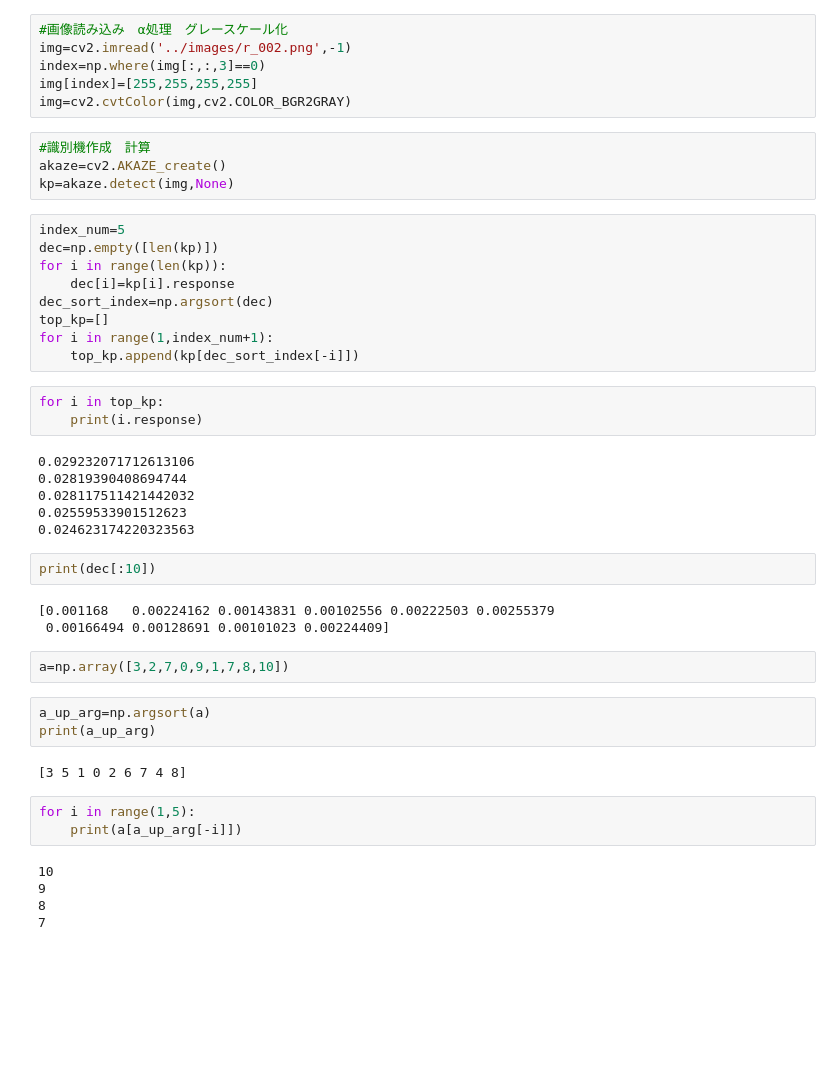
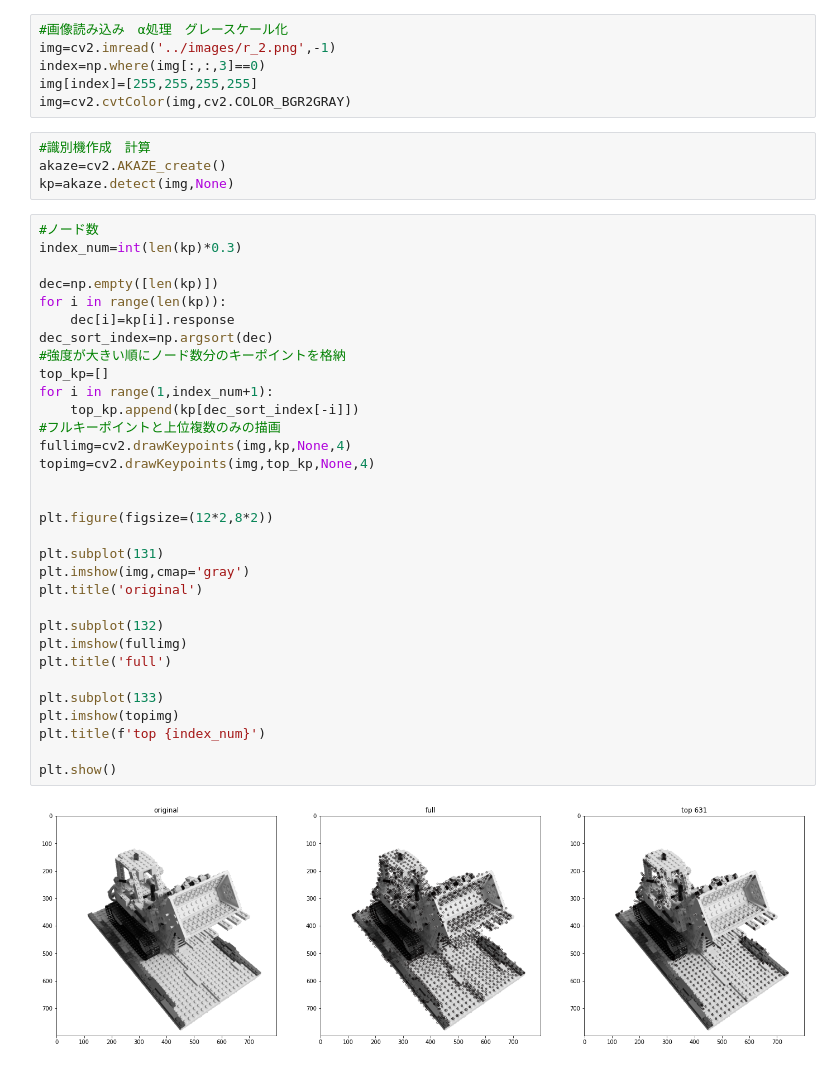
Before and after one commit to MKTKSMT-MI/GNN-DGLPro, a Jupyter notebook: garbage/vector.ipynb, the cells around one changed output. Cells and saved outputs as stored; diff of their text form; blank space fills up the shorter version.

```diff
--- a/garbage/vector.ipynb
+++ b/garbage/vector.ipynb
@@ -7,6 +9,6 @@ import random
 # %%
 #画像読み込み　α処理　グレースケール化
-img=cv2.imread('../images/r_002.png',-1)
+img=cv2.imread('../images/r_2.png',-1)
 index=np.where(img[:,:,3]==0)
 img[index]=[255,255,255,255]
 img=cv2.cvtColor(img,cv2.COLOR_BGR2GRAY)
@@ -15,40 +17,36 @@ img=cv2.cvtColor(img,cv2.COLOR_BGR2GRAY)
 akaze=cv2.AKAZE_create()
 kp=akaze.detect(img,None)
 # %%
-index_num=5
+#ノード数
+index_num=int(len(kp)*0.3)
+
 dec=np.empty([len(kp)])
 for i in range(len(kp)):
     dec[i]=kp[i].response
 dec_sort_index=np.argsort(dec)
+#強度が大きい順にノード数分のキーポイントを格納
 top_kp=[]
 for i in range(1,index_num+1):
     top_kp.append(kp[dec_sort_index[-i]])
+#フルキーポイントと上位複数のみの描画
+fullimg=cv2.drawKeypoints(img,kp,None,4)
+topimg=cv2.drawKeypoints(img,top_kp,None,4)
+
+
+plt.figure(figsize=(12*2,8*2))
+
+plt.subplot(131)
+plt.imshow(img,cmap='gray')
+plt.title('original')
+
+plt.subplot(132)
+plt.imshow(fullimg)
+plt.title('full')
+
+plt.subplot(133)
+plt.imshow(topimg)
+plt.title(f'top {index_num}')
+
+plt.show()
+# %% [output]
+[figure, added]
-# %%
-for i in top_kp:
-    print(i.response)
-# %% [output]
-0.029232071712613106
-0.02819390408694744
-0.028117511421442032
-0.02559533901512623
-0.024623174220323563
-# %%
-print(dec[:10])
-# %% [output]
-[0.001168   0.00224162 0.00143831 0.00102556 0.00222503 0.00255379
- 0.00166494 0.00128691 0.00101023 0.00224409]
-# %%
-a=np.array([3,2,7,0,9,1,7,8,10])
-# %%
-a_up_arg=np.argsort(a)
-print(a_up_arg)
-# %% [output]
-[3 5 1 0 2 6 7 4 8]
-# %%
-for i in range(1,5):
-    print(a[a_up_arg[-i]])
-# %% [output]
-10
-9
-8
-7
```
Also changed, not shown: parts of 1 cell of this notebook, 31 other files.
